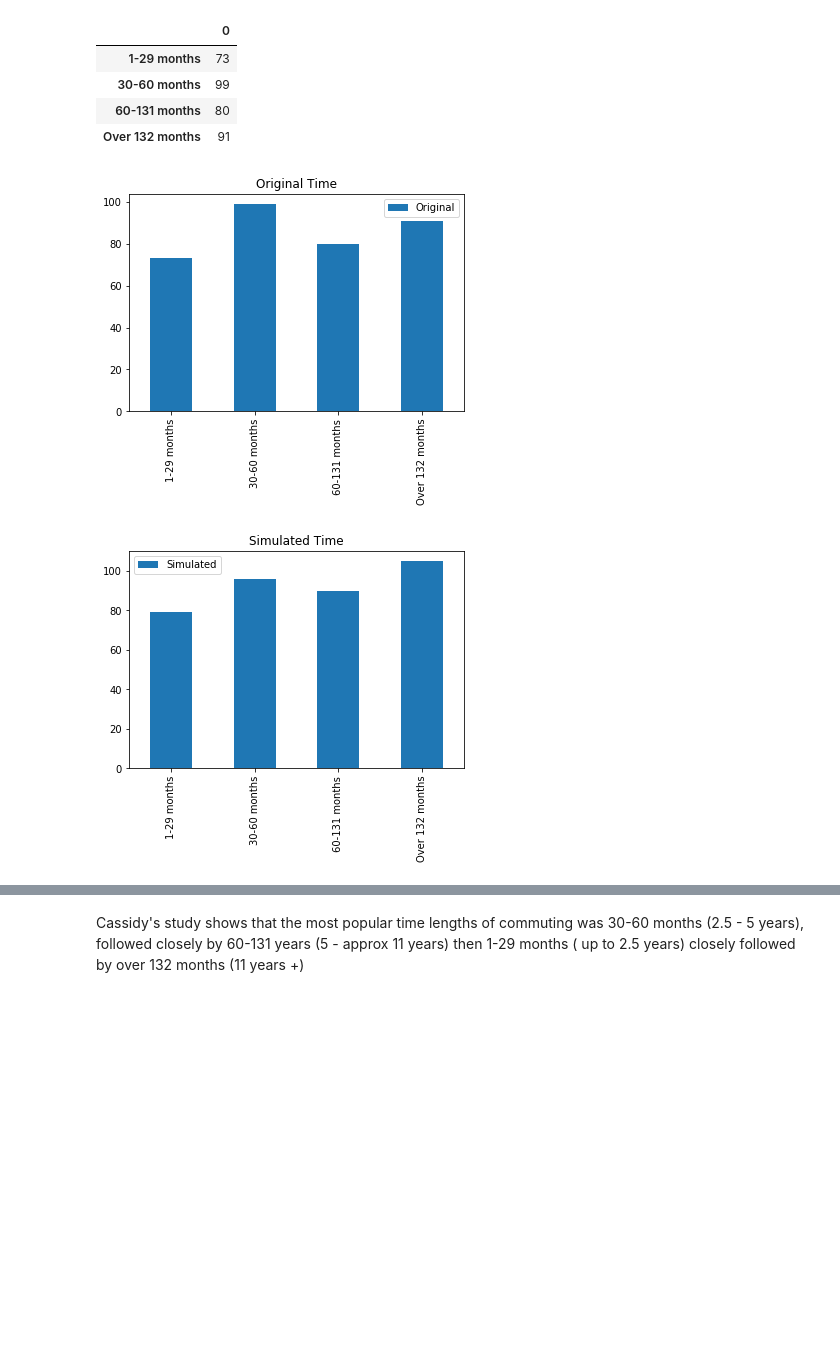
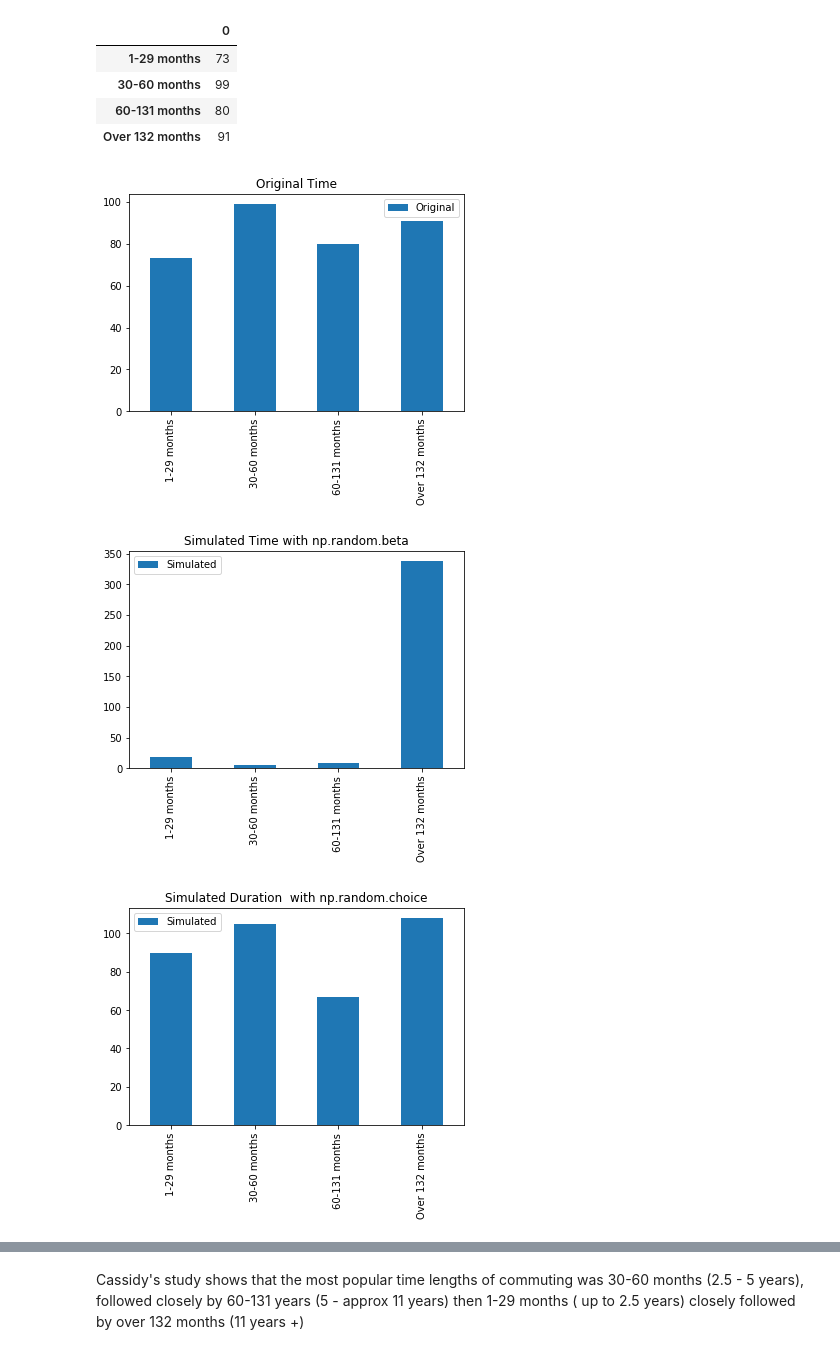
Before and after one commit to Osheah/commute-stress, a Jupyter notebook: commute-stress.ipynb, the cells around one changed output, grey strips where cells are left out. Saved outputs shown, nothing was run; the diff lists cells and outputs as text; code cells hidden in the pictures; blank space fills up the shorter version.

Commit message:
worked on impedance and time removed transport

```diff
--- a/commute-stress.ipynb
+++ b/commute-stress.ipynb
@@ -709,0 +872,6 @@ No handles with labels found to put in legend.
+# %%
+fig, ax = plt.subplots(1, 1)
+y_time_rw = np.random.beta(alpha, beta, size)
+ax.hist(y_time_rw, density=True, histtype='stepfilled', alpha=0.8)
+plt.title("Simulated with np.beta distribution")
+plt.show()
@@ -709,0 +880,9 @@ No handles with labels found to put in legend.
+# %%
+# rescale the list and plot it
+
+y_time_rw_rescaled = [i * rescale for i in y_time_rw]
+y_time_rw_rescaled
+fig, ax = plt.subplots(1, 1)
+ax.hist(y_time_rw_rescaled, density=True, histtype='stepfilled', alpha=0.8)
+plt.title("Simulated with rescaled np.beta distribution")
+plt.show()
@@ -709,0 +903,20 @@ No handles with labels found to put in legend.
+# %%
+# initialize the temp data fields
+
+df['rwTime1'] = ""
+df['rwTime2'] = ""
+df['rwTime3'] = ""
+df['rwTime4'] = ""
+print("Change the y_time_rw duration array to a dataframe and add it to the simulated model.")
+# put the scaled np.random.beta array into a series.
+df['Time'] = pd.Series(y_time_rw_rescaled)
+# set up the temp bands
+df.loc[df['Time'] < 30, 'rwTime1'] = '1-29 months'
+df.loc[(df['Time'] >=30) & (df['Time'] < 60), 'rwTime2'] = '30-60 months'
+df.loc[(df['Time'] >=60) & (df['Time'] < 131), 'rwTime2'] = '60-131 months'
+df.loc[df['Time'] >=131, 'rwTime3'] = 'Over 132 months'
+# add the temp bands to the Time field
+df['Time'] = df['rwTime1']+df['rwTime2']+df['rwTime3']+df['rwTime4']
+# drop the temp bands
+df.drop(['rwTime1', 'rwTime2', 'rwTime3', 'rwTime4'], axis=1, inplace = True)
+df.head()
@@ -710,6 +931,2 @@ No handles with labels found to put in legend.
 # %% [markdown]
 Change the y_time time array to a dataframe and add it to the simulated model.
-# %%
-df['Time'] = pd.Series(y_time)
-# check the data has been added to the Time column in the dataframe
-df.head()
@@ -774,15 +987,16 @@ cass_time.head()
 # %%
 # set the order in which the plot displays the various bars for the original data
 cass_time.reindex(['1-29 months', '30-60 months', '60-131 months', 'Over 132 months']).plot(kind='bar', title='Original Time')
 plt.legend(["Original"])
 # set the order in which the plot displays the various bars for the simulated data
-df_time.reindex(['1-29 months', '30-60 months', '60-131 months', 'Over 132 months']).plot(kind='bar', title='Simulated Time')
+df_time.reindex(['1-29 months', '30-60 months', '60-131 months', 'Over 132 months']).plot(kind='bar', title='Simulated Time with np.random.beta')
 plt.legend(["Simulated"]);
+df_time_ch.reindex(['1-29 months', '30-60 months', '60-131 months', 'Over 132 months']).plot(kind='bar', title='Simulated Duration  with np.random.choice')
+plt.legend(["Simulated"])
 plt.show()
-
-
 # to do figure out how to display both histograms/bars side by side on the same plot
 # %% [output]
 [figure]
-[figure, old version]
+[figure, new version]
+[figure, added]
 # %% [markdown]
```
Also changed, not shown: parts of 165 cells of this notebook, 2 other files.
